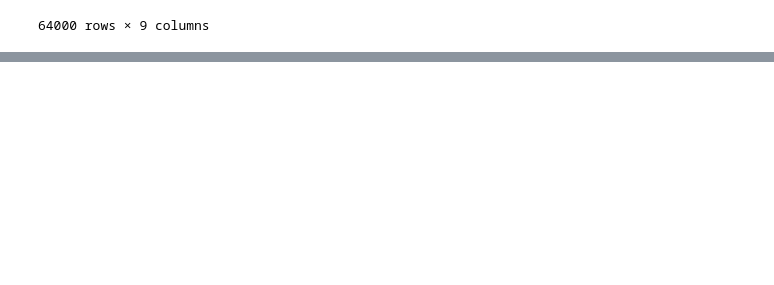
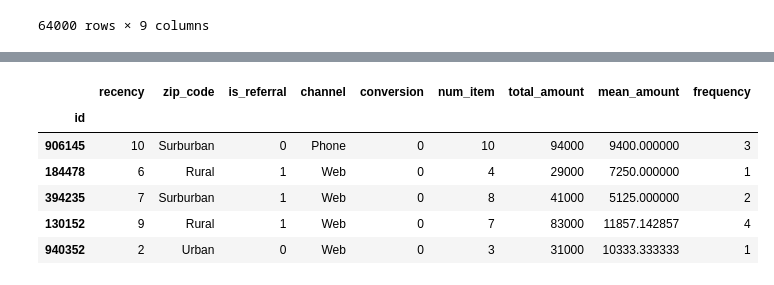
Before and after one commit to haram4th/fintech_pm_data_science, a Jupyter notebook: 06machine_learning/09쇼핑몰_프로모션_효율예측분석_KNN,SVM_SMOTE_RandCV.ipynb, the cells around one changed output, grey strips where cells are left out. Drawn from its saved outputs; the diff is of its cells as text; code cells hidden in the pictures; blank space fills up the shorter version.

```diff
--- a/06machine_learning/09쇼핑몰_프로모션_효율예측분석_KNN,SVM_SMOTE_RandCV.ipynb
+++ b/06machine_learning/09쇼핑몰_프로모션_효율예측분석_KNN,SVM_SMOTE_RandCV.ipynb
@@ -361,0 +454,10 @@ data
+# %%
+data.head()
+# %% [output]
+|  | recency | zip_code | is_referral | channel | conversion | num_item | total_amount | mean_amount | frequency |
+| id |  |  |  |  |  |  |  |  |  |
+| 906145 | 10 | Surburban | 0 | Phone | 0 | 10 | 94000 | 9400.000000 | 3 |
+| 184478 | 6 | Rural | 1 | Web | 0 | 4 | 29000 | 7250.000000 | 1 |
+| 394235 | 7 | Surburban | 1 | Web | 0 | 8 | 41000 | 5125.000000 | 2 |
+| 130152 | 9 | Rural | 1 | Web | 0 | 7 | 83000 | 11857.142857 | 4 |
+| 940352 | 2 | Urban | 0 | Web | 0 | 3 | 31000 | 10333.333333 | 1 |
```
Also changed, not shown: parts of 37 cells of this notebook.
